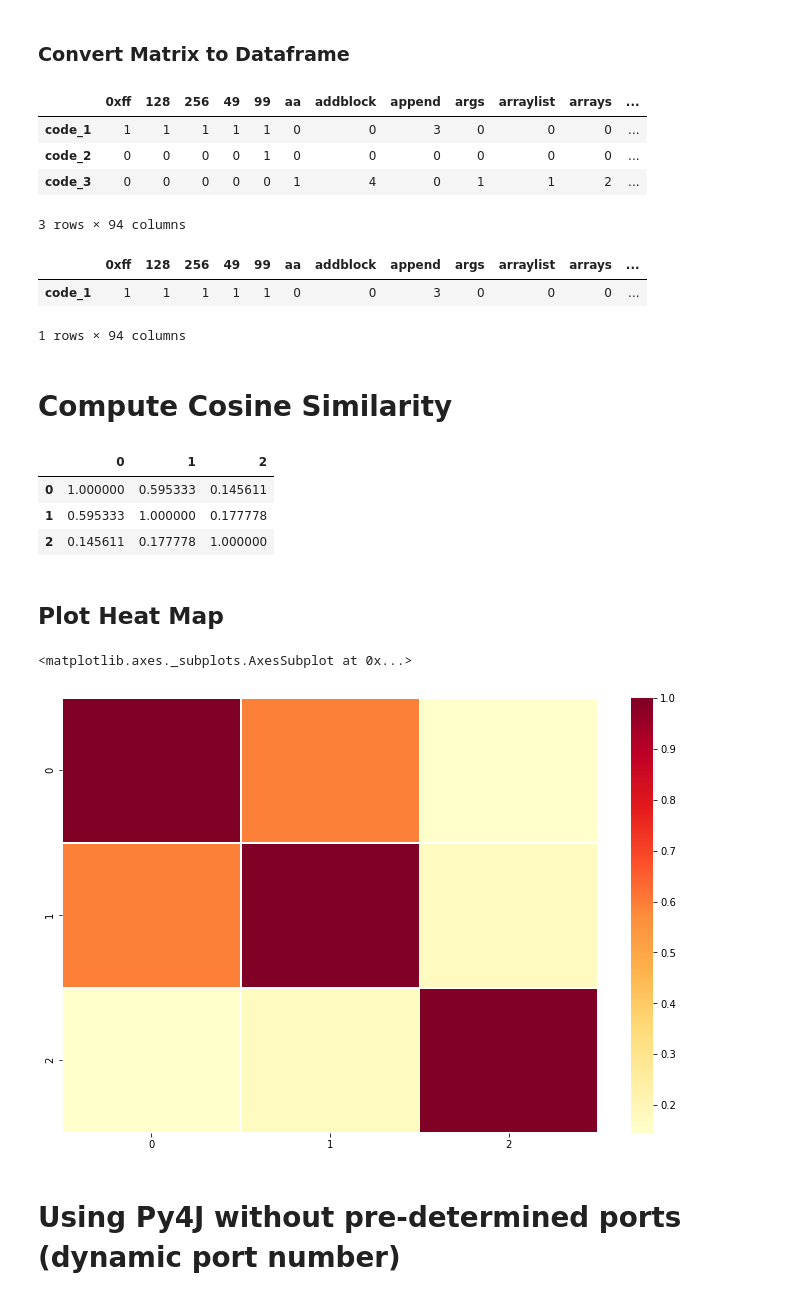
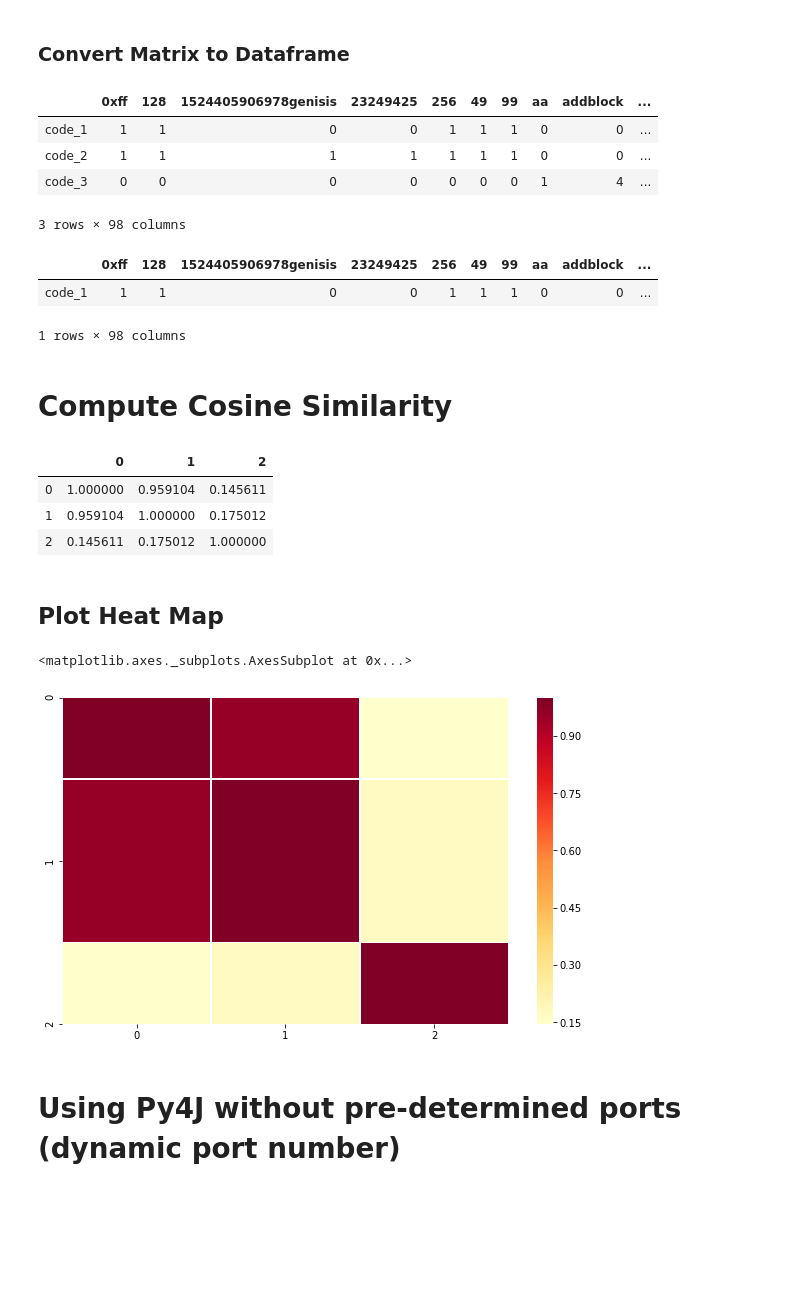
Before and after one commit to NabeelShahidKhan/DataScience, a Jupyter notebook: DocSim (1).ipynb, the cells around one changed output. Drawn from its saved outputs; the diff is of its cells as text; code cells hidden in the pictures; blank space fills up the shorter version.

```diff
--- a/DocSim (1).ipynb
+++ b/DocSim (1).ipynb
@@ -252,27 +262,27 @@ code_3 =""" public class Test {
 	public static void main(String[] args) {
 
 
-//		example of java ArrayList hash function
-//		String[] list1 = {"a","b","c"};
-//		String[] list2 = {"aa","b","c"};
-//		System.out.println(Arrays.hashCode(list1));
-//		System.out.println(Arrays.hashCode(list2));
+		example of java ArrayList hash function
+		String[] list1 = {"a","b","c"};
+		String[] list2 = {"aa","b","c"};
+		System.out.println(Arrays.hashCode(list1));
+		System.out.println(Arrays.hashCode(list2));
 
-//		BlockChain blockChain1 = new BlockChain();
-//
-//			Block newBlock1 = blockChain1.generateNextBlock("ffffffff");
-//			blockChain1.addBlock(newBlock1);
-//
-//			Block newBlock2 = blockChain1.generateNextBlock("gggggggg");
-//			blockChain1.addBlock(newBlock2);
-//
-//			Block newBlock3 = blockChain1.generateNextBlock("hhhhhhhh");
-//			blockChain1.addBlock(newBlock3);
-//
-//			Block newBlock4 = blockChain1.generateNextBlock("iiiiiiii");
-//			blockChain1.addBlock(newBlock4);
-//
-//			System.out.println(blockChain1.toString());
+		BlockChain blockChain1 = new BlockChain();
+
+			Block newBlock1 = blockChain1.generateNextBlock("ffffffff");
+			blockChain1.addBlock(newBlock1);
+
+			Block newBlock2 = blockChain1.generateNextBlock("gggggggg");
+			blockChain1.addBlock(newBlock2);
+
+			Block newBlock3 = blockChain1.generateNextBlock("hhhhhhhh");
+			blockChain1.addBlock(newBlock3);
+
+			Block newBlock4 = blockChain1.generateNextBlock("iiiiiiii");
+			blockChain1.addBlock(newBlock4);
+
+			System.out.println(blockChain1.toString());
 			new nonStaticThrades();
 
 
@@ -361,17 +375,17 @@ df = pd.DataFrame(sparse_matrix.toarray(),
 # %%
 df.head()
 # %% [output]
-|  | 0xff | 128 | 256 | 49 | 99 | aa | addblock | append | args | arraylist | arrays | ... |
-| code_1 | 1 | 1 | 1 | 1 | 1 | 0 | 0 | 3 | 0 | 0 | 0 | ... |
-| code_2 | 0 | 0 | 0 | 0 | 1 | 0 | 0 | 0 | 0 | 0 | 0 | ... |
-| code_3 | 0 | 0 | 0 | 0 | 0 | 1 | 4 | 0 | 1 | 1 | 2 | ... |
+|  | 0xff | 128 | 1524405906978genisis | 23249425 | 256 | 49 | 99 | aa | addblock | ... |
+| code_1 | 1 | 1 | 0 | 0 | 1 | 1 | 1 | 0 | 0 | ... |
+| code_2 | 1 | 1 | 1 | 1 | 1 | 1 | 1 | 0 | 0 | ... |
+| code_3 | 0 | 0 | 0 | 0 | 0 | 0 | 0 | 1 | 4 | ... |
-3 rows × 94 columns
+3 rows × 98 columns
 # %%
 df[:1][:]
 # %% [output]
-|  | 0xff | 128 | 256 | 49 | 99 | aa | addblock | append | args | arraylist | arrays | ... |
-| code_1 | 1 | 1 | 1 | 1 | 1 | 0 | 0 | 3 | 0 | 0 | 0 | ... |
+|  | 0xff | 128 | 1524405906978genisis | 23249425 | 256 | 49 | 99 | aa | addblock | ... |
+| code_1 | 1 | 1 | 0 | 0 | 1 | 1 | 1 | 0 | 0 | ... |
-1 rows × 94 columns
+1 rows × 98 columns
 # %% [markdown]
 # **Compute Cosine Similarity**
 # %%
@@ -381,24 +395,24 @@ df_cs = pd.DataFrame(cosine_similarity(df))
 df_cs
 # %% [output]
 |  | 0 | 1 | 2 |
-| 0 | 1.000000 | 0.595333 | 0.145611 |
-| 1 | 0.595333 | 1.000000 | 0.177778 |
-| 2 | 0.145611 | 0.177778 | 1.000000 |
+| 0 | 1.000000 | 0.959104 | 0.145611 |
+| 1 | 0.959104 | 1.000000 | 0.175012 |
+| 2 | 0.145611 | 0.175012 | 1.000000 |
 # %% [markdown]
 ## Plot Heat Map
 # %%
 import seaborn as sns;
 # %%
 #sns.heatmap(df_cs)
-plt.figure(figsize=(12, 8))
+plt.figure(figsize=(10, 6))
 sns.heatmap(df_cs, linewidths=.5,cmap='YlOrRd')
 #plt.pcolor(df_cs)
 #plt.yticks(np.arange(0.5, len(df_cs.index), 1), df_cs.index)
 #plt.xticks(np.arange(0.5, len(d.columns), 1), df.columns)
 #plt.show()
 # %% [output]
 <matplotlib.axes._subplots.AxesSubplot at 0x...>
-[figure, old version]
+[figure, new version]
 # %% [markdown]
 #  **Using Py4J without pre-determined ports (dynamic port number)**
 # %%
```
Also changed, not shown: parts of 33 cells of this notebook.
